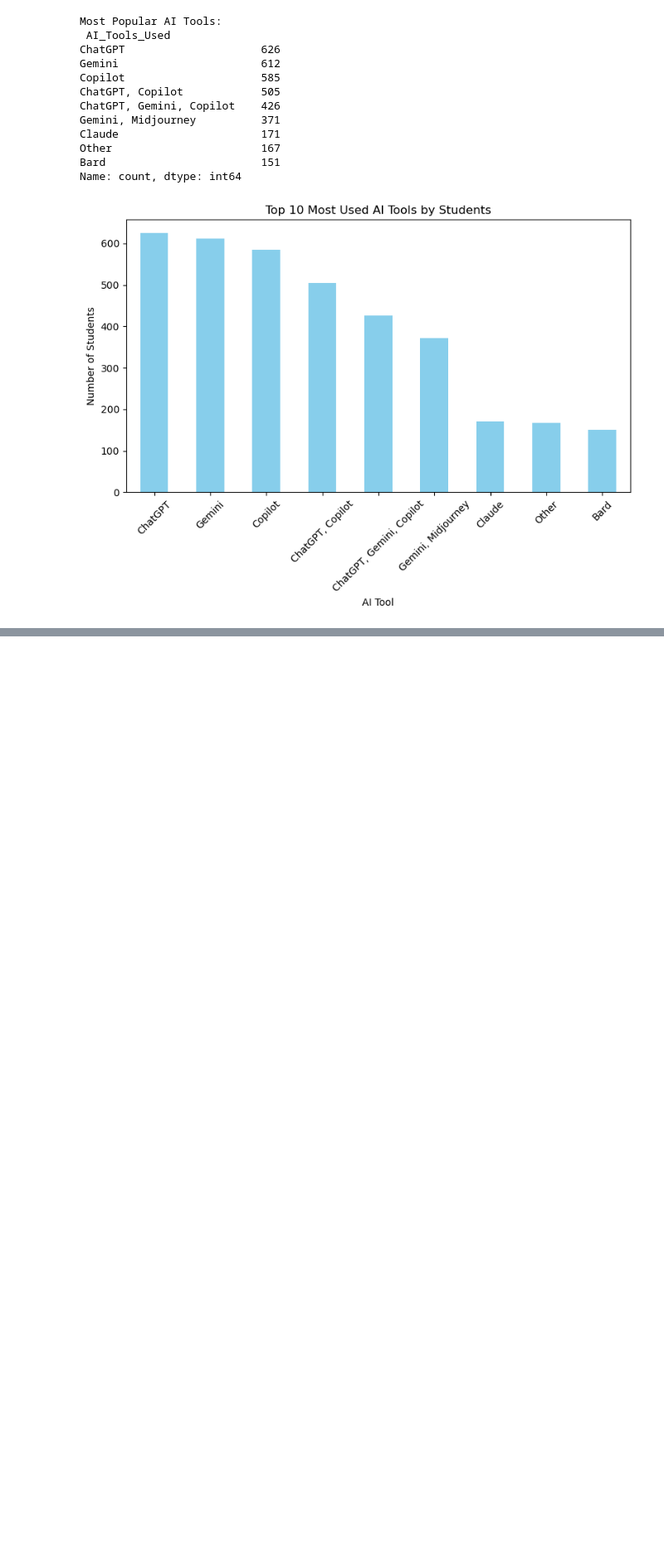
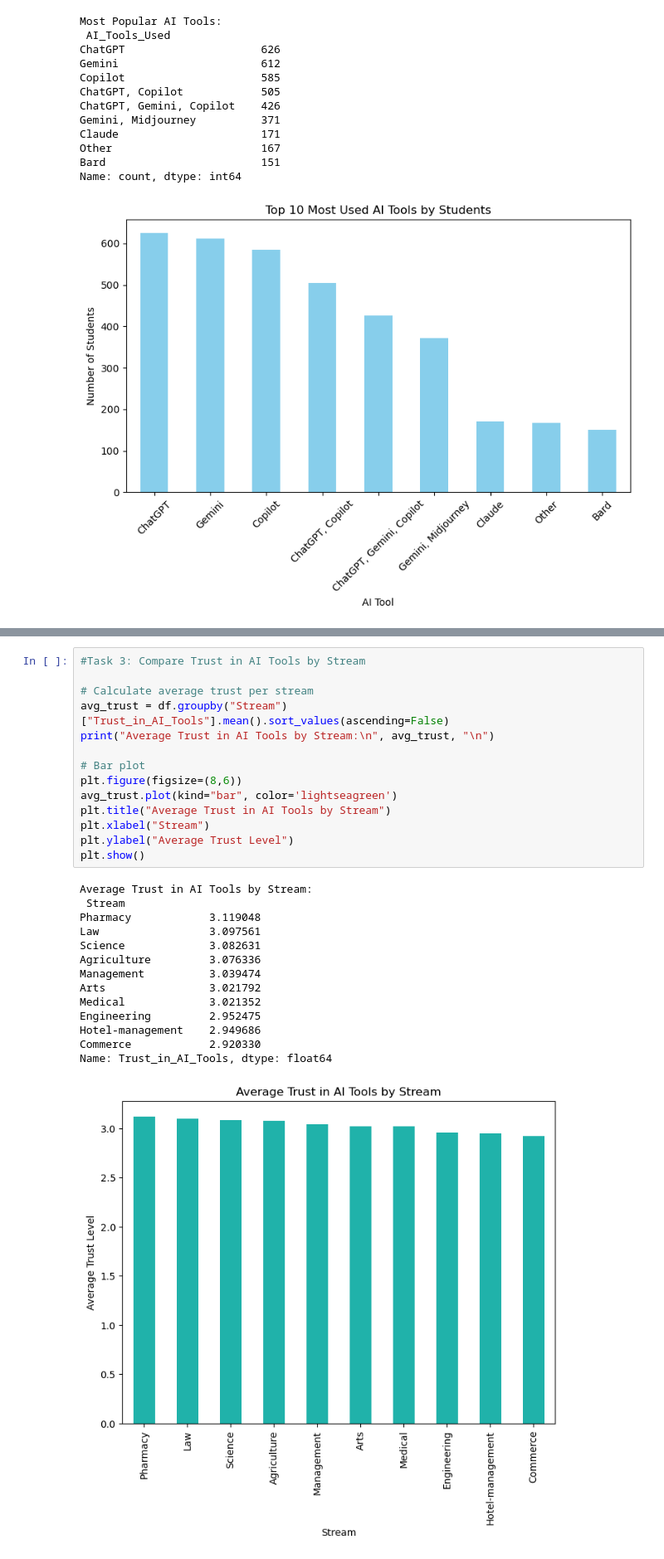
Before and after one commit to snehadomadiya/AI-Tool-Usage-by-Indian-College-Students-2025, a Jupyter notebook: AI Tool Usage by Indian College Students 2025.ipynb, the cells around one changed output, grey strips where cells are left out. Shown at 83% size. Saved outputs shown, nothing was run; the diff lists cells and outputs as text; blank space fills up the shorter version.

```diff
--- a/AI Tool Usage by Indian College Students 2025.ipynb
+++ b/AI Tool Usage by Indian College Students 2025.ipynb
@@ -84,0 +105,29 @@ Name: count, dtype: int64
+# %%
+#Task 3: Compare Trust in AI Tools by Stream
+
+# Calculate average trust per stream
+avg_trust = df.groupby("Stream")["Trust_in_AI_Tools"].mean().sort_values(ascending=False)
+print("Average Trust in AI Tools by Stream:\n", avg_trust, "\n")
+
+# Bar plot
+plt.figure(figsize=(8,6))
+avg_trust.plot(kind="bar", color='lightseagreen')
+plt.title("Average Trust in AI Tools by Stream")
+plt.xlabel("Stream")
+plt.ylabel("Average Trust Level")
+plt.show()
+# %% [output]
+Average Trust in AI Tools by Stream:
+ Stream
+Pharmacy            3.119048
+Law                 3.097561
+Science             3.082631
+Agriculture         3.076336
+Management          3.039474
+Arts                3.021792
+Medical             3.021352
+Engineering         2.952475
+Hotel-management    2.949686
+Commerce            2.920330
+Name: Trust_in_AI_Tools, dtype: float64
+[figure, added]
```
Also changed, not shown: parts of 1 cell of this notebook.
